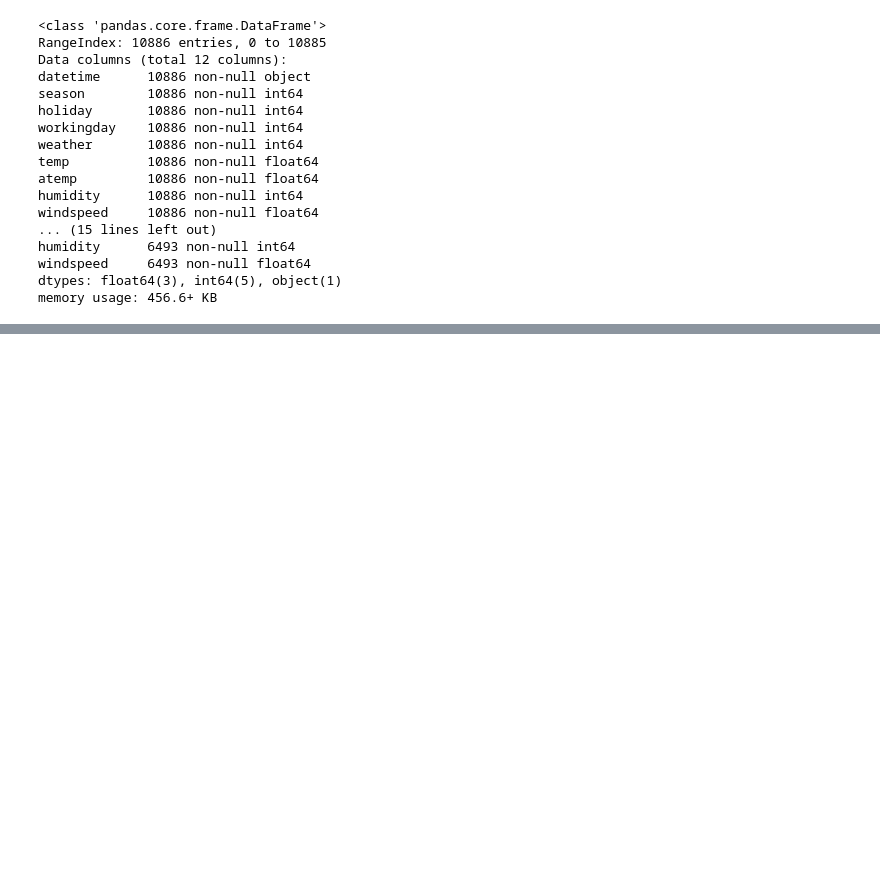
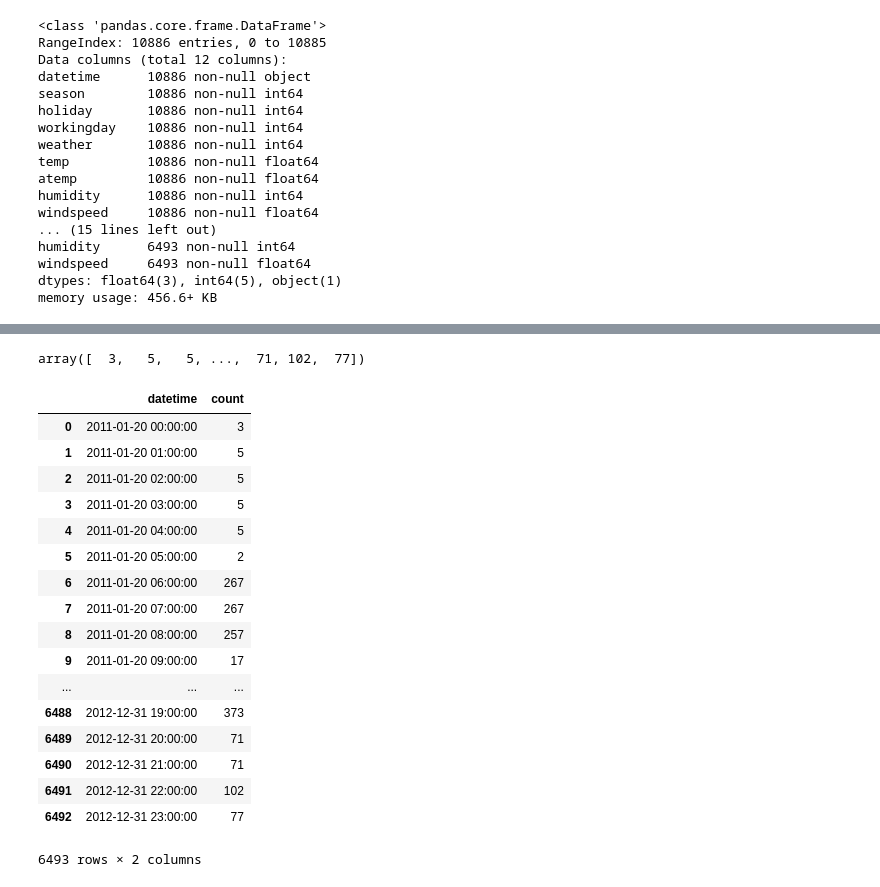
Before and after one commit to nikhil5642/data_science, a Jupyter notebook: bike sharing demand/Untitled.ipynb, the cells around one changed output, grey strips where cells are left out. Cells and saved outputs as stored; diff of their text form; code cells hidden in the pictures; blank space fills up the shorter version.

```diff
--- a/bike sharing demand/Untitled.ipynb
+++ b/bike sharing demand/Untitled.ipynb
@@ -68,0 +150,5 @@ memory usage: 456.6+ KB
+# %%
+from sklearn.ensemble import RandomForestClassifier
+
+clf=RandomForestClassifier()
+clf.fit(train.drop(['count'],axis=1),train['count'])
@@ -68,0 +163,28 @@ memory usage: 456.6+ KB
+# %%
+prediction=clf.predict(test.drop(['datetime'],axis=1))
+prediction
+# %% [output]
+array([  3,   5,   5, ...,  71, 102,  77])
+# %%
+submission=pd.DataFrame({'datetime':test['datetime']})
+submission['count']=pd.DataFrame(prediction)
+submission
+# %% [output]
+|  | datetime | count |
+| 0 | 2011-01-20 00:00:00 | 3 |
+| 1 | 2011-01-20 01:00:00 | 5 |
+| 2 | 2011-01-20 02:00:00 | 5 |
+| 3 | 2011-01-20 03:00:00 | 5 |
+| 4 | 2011-01-20 04:00:00 | 5 |
+| 5 | 2011-01-20 05:00:00 | 2 |
+| 6 | 2011-01-20 06:00:00 | 267 |
+| 7 | 2011-01-20 07:00:00 | 267 |
+| 8 | 2011-01-20 08:00:00 | 257 |
+| 9 | 2011-01-20 09:00:00 | 17 |
+| ... | ... | ... |
+| 6488 | 2012-12-31 19:00:00 | 373 |
+| 6489 | 2012-12-31 20:00:00 | 71 |
+| 6490 | 2012-12-31 21:00:00 | 71 |
+| 6491 | 2012-12-31 22:00:00 | 102 |
+| 6492 | 2012-12-31 23:00:00 | 77 |
+6493 rows × 2 columns
```
Also changed, not shown: parts of 12 cells of this notebook, 2 other files.
